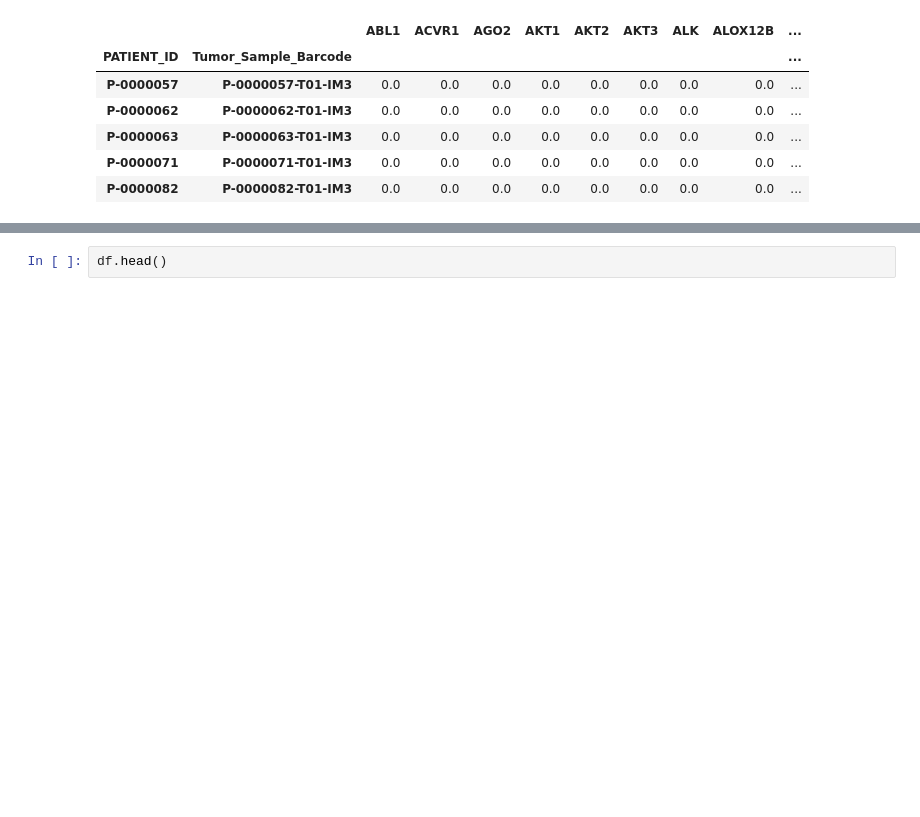
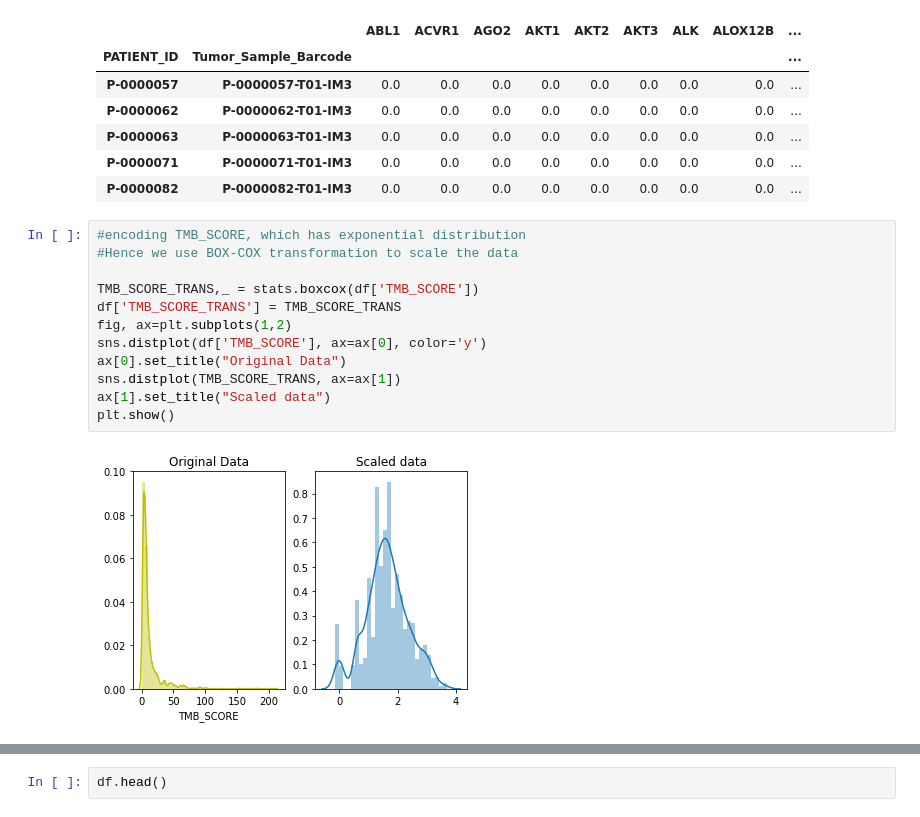
Before and after one commit to rikrixa/DataExploration, a Jupyter notebook: explore.ipynb, the cells around one changed output, grey strips where cells are left out. Saved outputs shown, nothing was run; the diff lists cells and outputs as text; blank space fills up the shorter version.

```diff
--- a/explore.ipynb
+++ b/explore.ipynb
@@ -104,4 +109,18 @@ df.head()
 | P-0000063 | P-0000063-T01-IM3 | 0.0 | 0.0 | 0.0 | 0.0 | 0.0 | 0.0 | 0.0 | 0.0 | ... |
 | P-0000071 | P-0000071-T01-IM3 | 0.0 | 0.0 | 0.0 | 0.0 | 0.0 | 0.0 | 0.0 | 0.0 | ... |
 | P-0000082 | P-0000082-T01-IM3 | 0.0 | 0.0 | 0.0 | 0.0 | 0.0 | 0.0 | 0.0 | 0.0 | ... |
+# %%
+#encoding TMB_SCORE, which has exponential distribution
+#Hence we use BOX-COX transformation to scale the data
+
+TMB_SCORE_TRANS,_ = stats.boxcox(df['TMB_SCORE'])
+df['TMB_SCORE_TRANS'] = TMB_SCORE_TRANS
+fig, ax=plt.subplots(1,2)
+sns.distplot(df['TMB_SCORE'], ax=ax[0], color='y')
+ax[0].set_title("Original Data")
+sns.distplot(TMB_SCORE_TRANS, ax=ax[1])
+ax[1].set_title("Scaled data")
+plt.show()
+# %% [output]
+[figure, added]
 # %%
```
Also changed, not shown: parts of 30 cells of this notebook.
